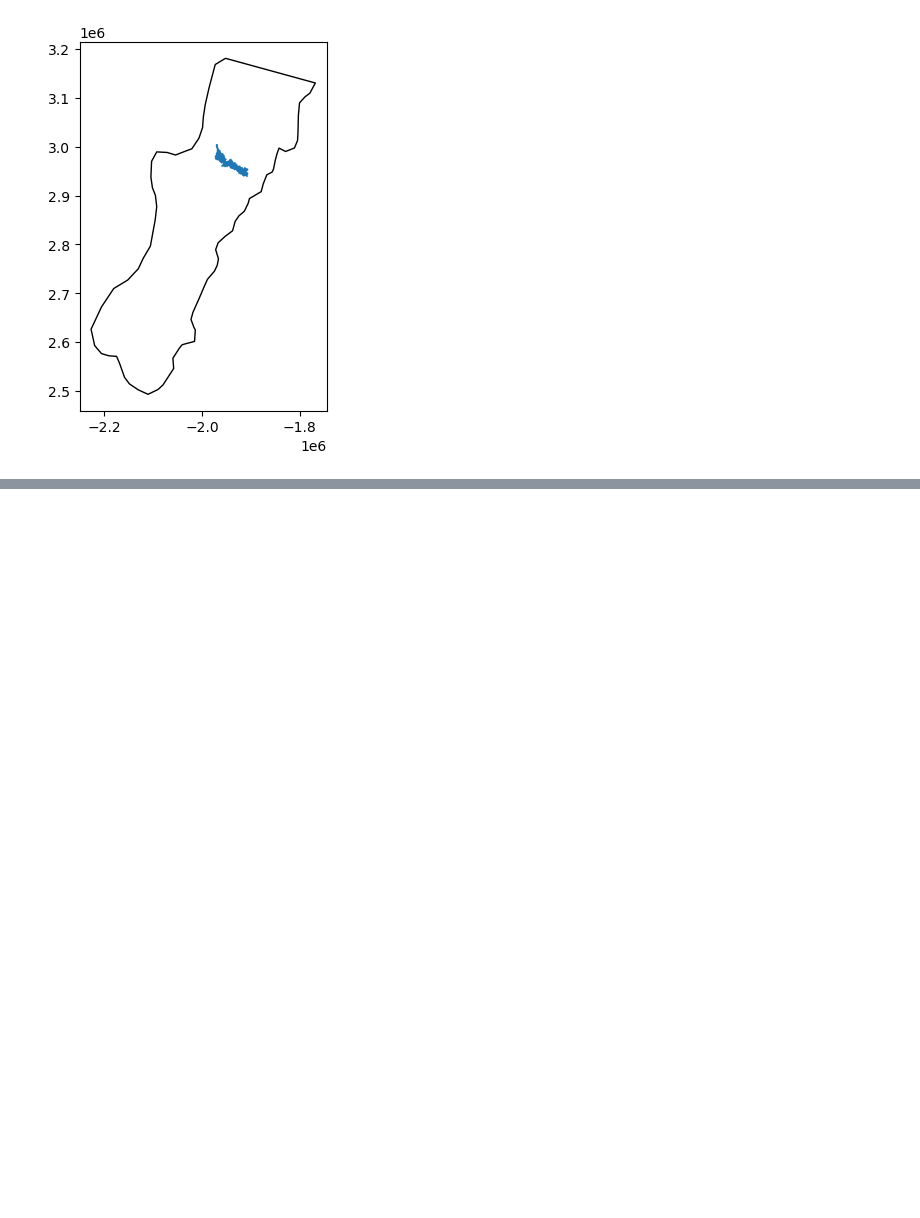
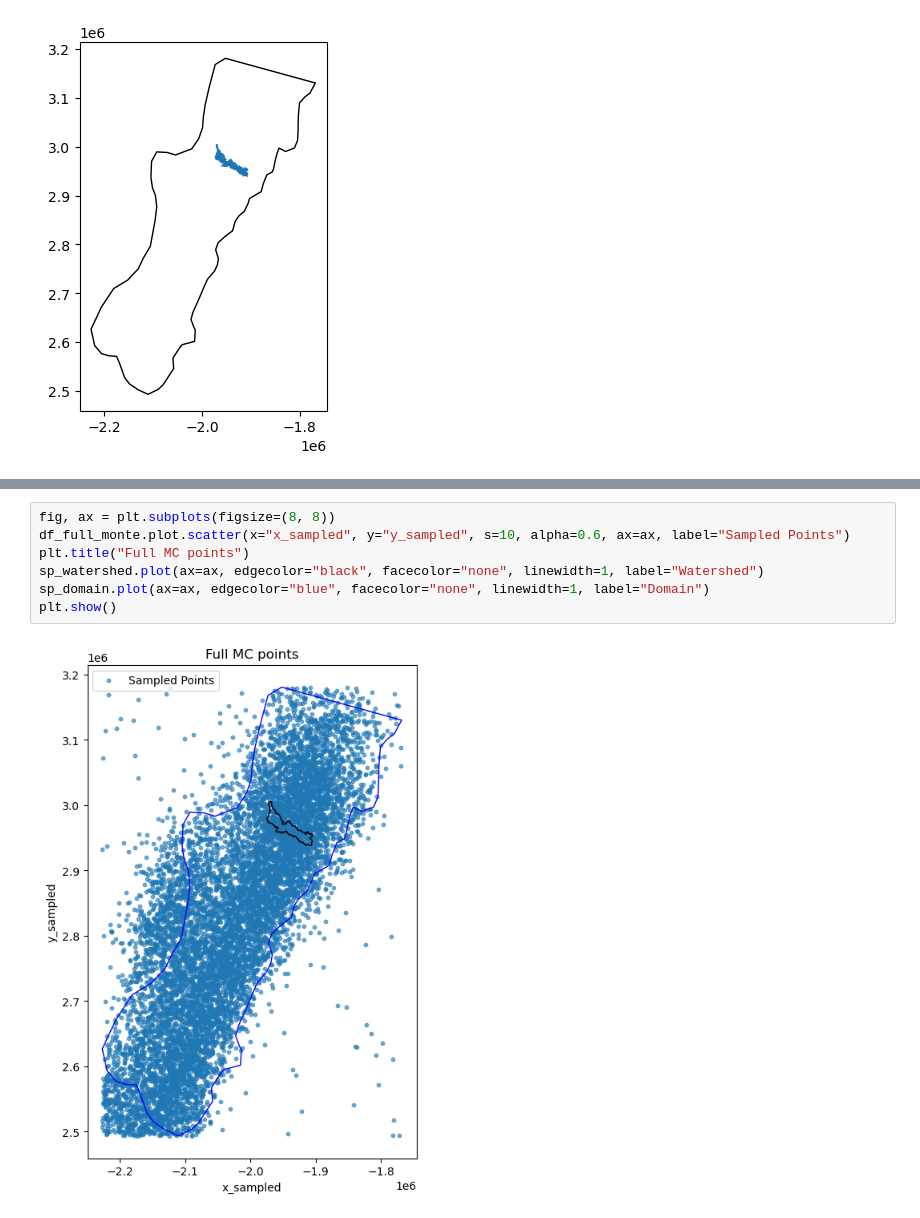
Before and after one commit to fema-ffrd/Importance-Sampling-for-SST, a Jupyter notebook: notebooks/Duwamish.ipynb, the cells around one changed output, grey strips where cells are left out. Cells and saved outputs as stored; diff of their text form; blank space fills up the shorter version.

```diff
--- a/notebooks/Duwamish.ipynb
+++ b/notebooks/Duwamish.ipynb
@@ -128,0 +123,9 @@ df_depths_is_1 = compute_depths(df_storm_sample_is_1, sp_watershed)
+# %%
+fig, ax = plt.subplots(figsize=(8, 8))
+df_full_monte.plot.scatter(x="x_sampled", y="y_sampled", s=10, alpha=0.6, ax=ax, label="Sampled Points")
+plt.title("Full MC points")
+sp_watershed.plot(ax=ax, edgecolor="black", facecolor="none", linewidth=1, label="Watershed")
+sp_domain.plot(ax=ax, edgecolor="blue", facecolor="none", linewidth=1, label="Domain")
+plt.show()
+# %% [output]
+[figure, added]
```
Also changed, not shown: parts of 16 cells of this notebook, 10 other files.
